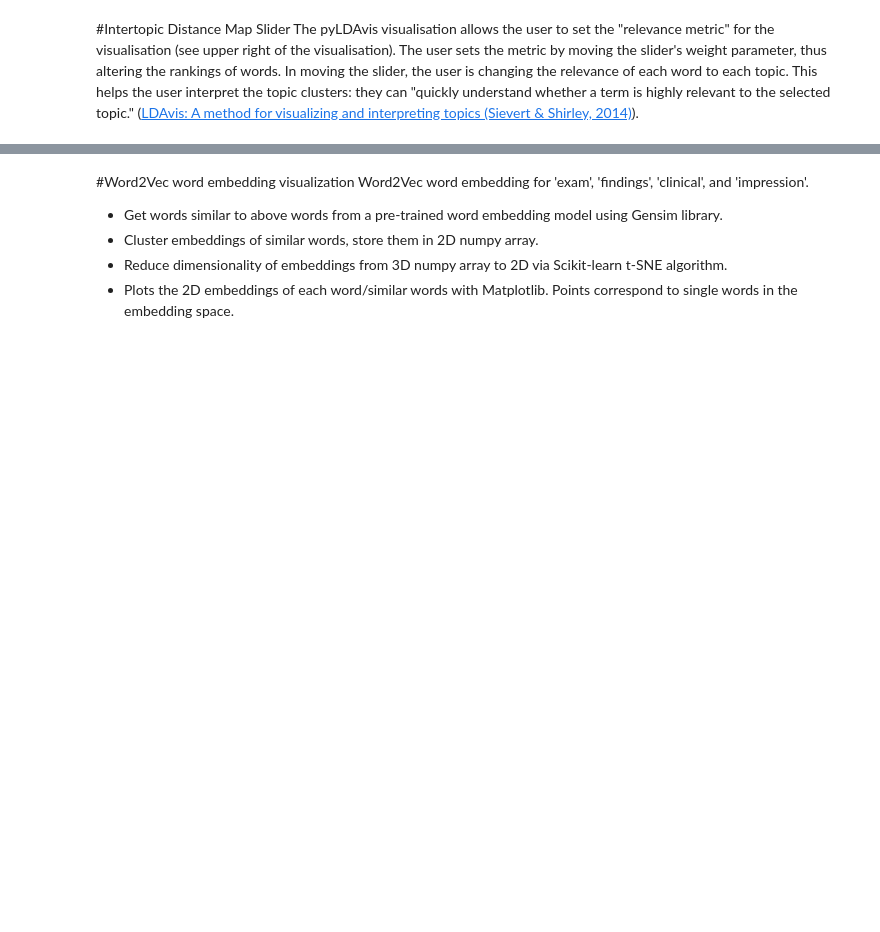
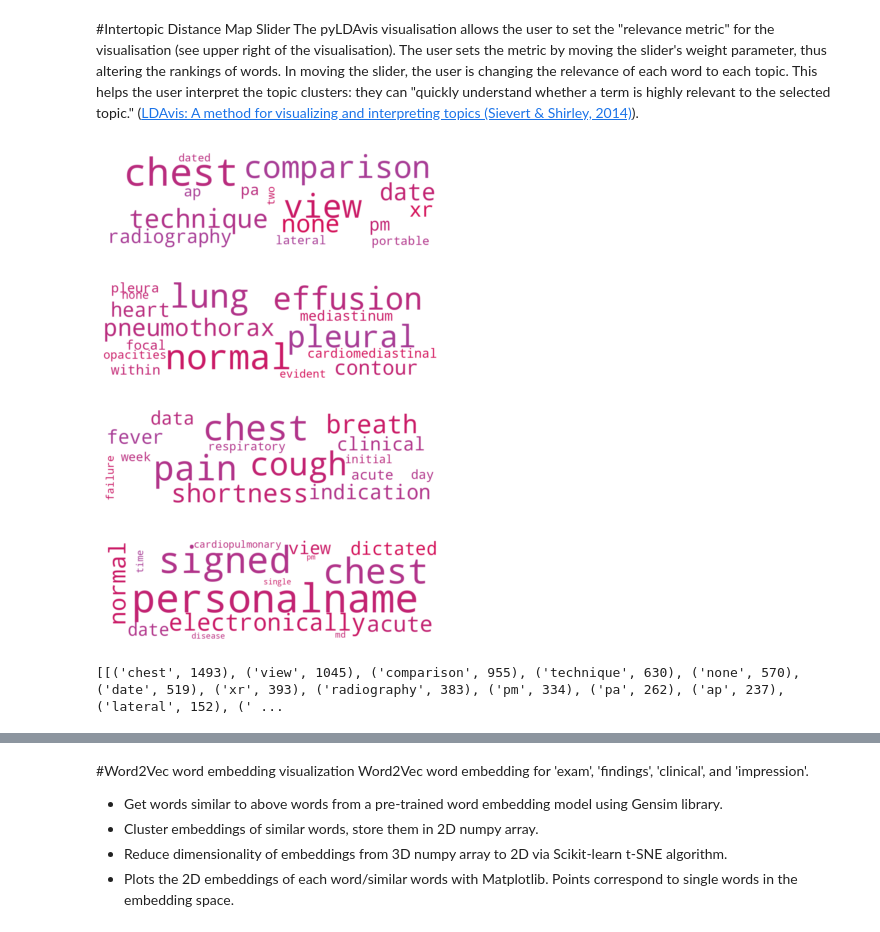
Before and after one commit to isabelklint/final_oa, a Jupyter notebook: final_oa.ipynb, the cells around one changed output, grey strips where cells are left out. Drawn from its saved outputs; the diff is of its cells as text; code cells hidden in the pictures; blank space fills up the shorter version.

```diff
--- a/final_oa.ipynb
+++ b/final_oa.ipynb
@@ -513,3 +474,10 @@ print(result)
+# %%
+importance_data = ldamodel.show_topics(formatted=False)
+
+topic = [[] for _ in range(ldamodel.num_topics)]
+
+for i, topic_data in importance_data:
+    topic[i] = topic_data
 # %% [markdown]
 #<font color="D41159">Intertopic Distance Map of Medical Report Data
 The text input for pyLDAvis requires pre-processing. I used CountVectorizer, TF-IDF, and LDA to make a topic model to feed to pyLDAvis.
@@ -527,31 +495,46 @@ from matplotlib.colors import ListedColormap
 from wordcloud import WordCloud, STOPWORDS
 import numpy as np
 
 # create a custom colormap with shades of pink and reds
 colors = ['#d41159', '#ca1a66', '#c22372', '#b92c7e', '#b1348a', '#a83d96']
 
 cmap = ListedColormap(colors)
 
 def display_wordcloud(text):
     stopwords = set(STOPWORDS)
     # wc = WordCloud(stopwords=stopwords, background_color='white', width=1000, height=300, colormap=cmap, max_words=10)
     wc = WordCloud(stopwords=stopwords, background_color='white', width=1000, height=300, colormap=cmap, max_words=15, collocations=False)
     wc.generate(text)
     plt.imshow(wc, interpolation='bilinear')
     plt.axis('off')
     plt.show()
 
+def get_wordcloud_data(text):
+    stopwords = set(STOPWORDS)
+    wc = WordCloud(stopwords=stopwords, background_color='white', width=1000, height=300, colormap=cmap, max_words=15, collocations=False)
+    wc.generate(text)
+    word_freq = wc.process_text(text)
+    # sort the list of tuples in descending order based on the frequency count
+    sorted_word_freq = sorted(word_freq.items(), key=lambda x: x[1], reverse=True)
+    # return only the top 15 tuples
+    return sorted_word_freq[:15]
+
 wordcloud_data = []
 for col in ['examname', 'findings', 'clinicaldata', 'impression']:
     # text = ' '.join([str(x) + ' ' for x in df[col].fillna('').str.split().tolist()])
     # text = ' '.join([str(x).strip() + ' ' for x in df[col].fillna('').str.split().tolist()])
     text = ' '.join([str(x).replace("'", "") + ' ' for x in df_original[col].fillna('').str.split().tolist()])
     wordcloud_data.append(get_wordcloud_data(text))
     display_wordcloud(text)
     for i, row in enumerate(ldamodel[dictionary.doc2bow(prepare_text_for_lda(text))]):
+        print("")
         if i >= 10:
             break
         topic_num = row[0]
         topic_words = ldamodel.show_topic(topic_num, 4)
         topic_words = ', '.join([word[0] for word in topic_words])
-        print("")
+# %% [output]
+[figure, added]
+[figure, added]
+[figure, added]
+[figure, added]
@@ -614,0 +541,4 @@ plt.show()
+# %%
+print(wordcloud_data)
+# %% [output]
+[[('chest', 1493), ('view', 1045), ('comparison', 955), ('technique', 630), ('none', 570), ('date', 519), ('xr', 393), ('radiography', 383), ('pm', 334), ('pa', 262), ('ap', 237), ('lateral', 152), (' ...
```
Also changed, not shown: parts of 50 cells of this notebook.
